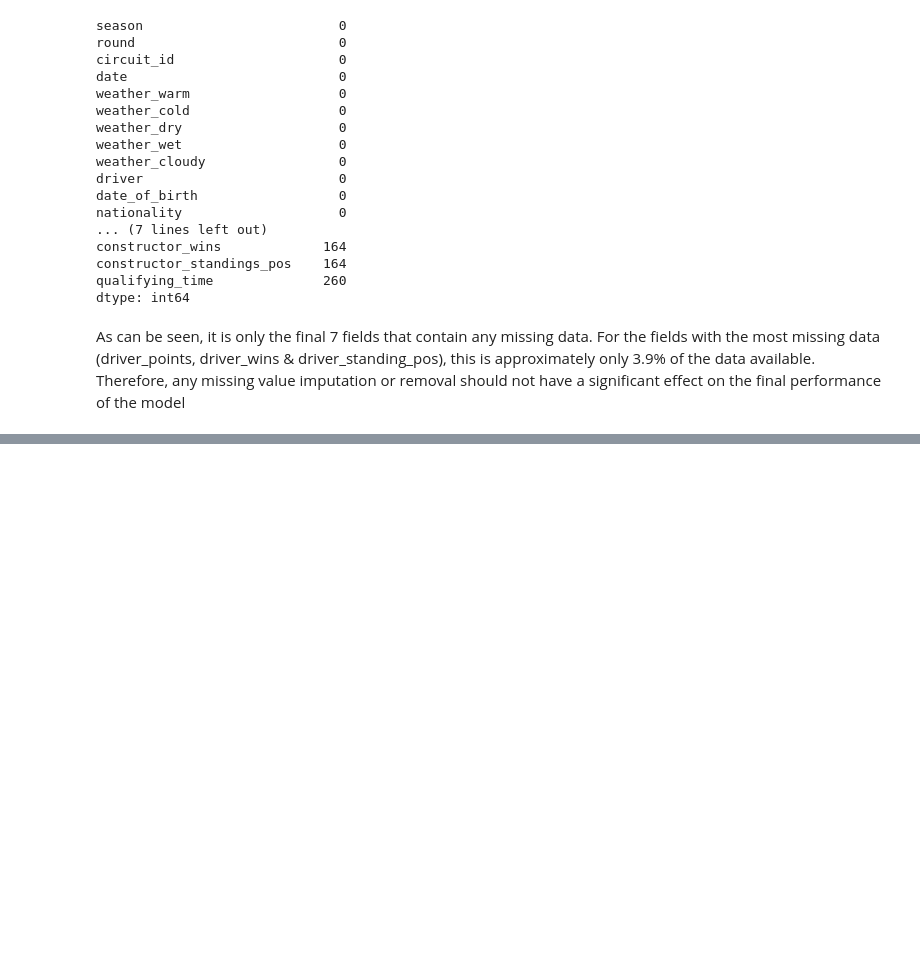
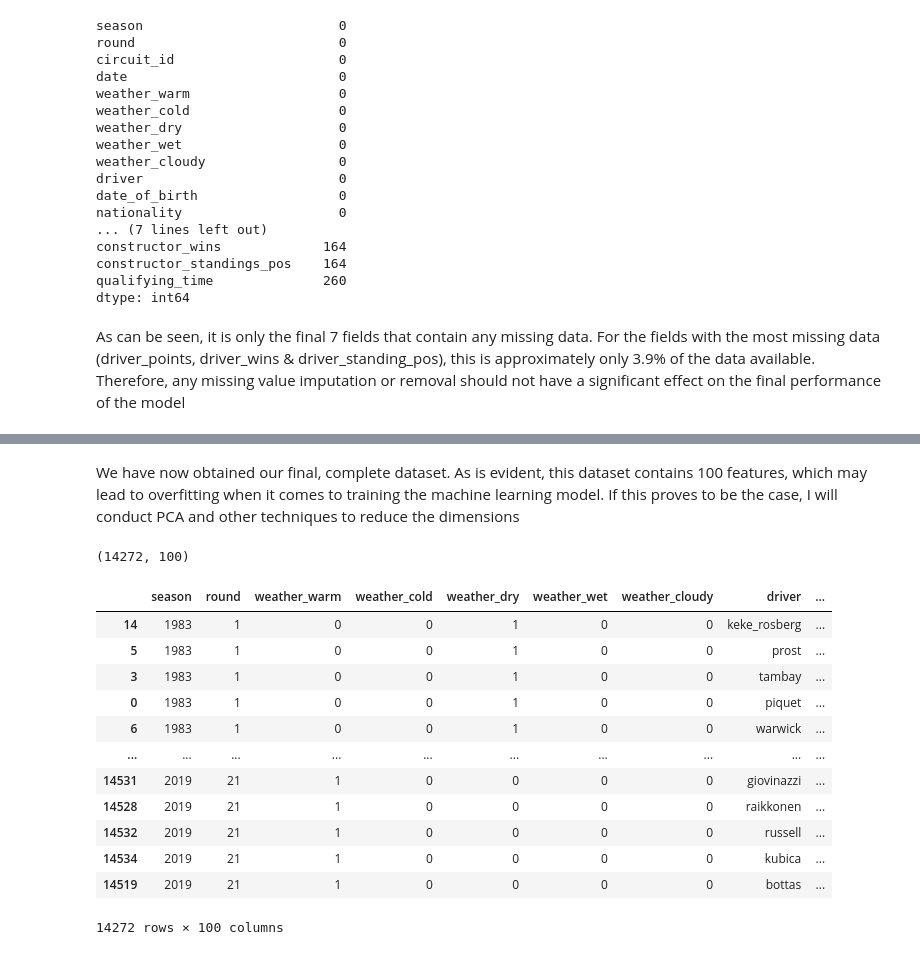
Before and after one commit to DeanLundie/Formula-1, a Jupyter notebook: Preprocessing.ipynb, the cells around one changed output, grey strips where cells are left out. Saved outputs shown, nothing was run; the diff lists cells and outputs as text; code cells hidden in the pictures; blank space fills up the shorter version.

```diff
--- a/Preprocessing.ipynb
+++ b/Preprocessing.ipynb
@@ -119,0 +167,37 @@ final_df.dropna(inplace = True )
+# %%
+# get dummies
+
+df_dum = pd.get_dummies(final_df, columns = ['circuit_id', 'nationality', 'constructor'] )
+
+for col in df_dum.columns:
+    if 'nationality' in col and df_dum[col].sum() < 140:
+        df_dum.drop(col, axis = 1, inplace = True)
+
+    elif 'constructor' in col and df_dum[col].sum() < 140:
+        df_dum.drop(col, axis = 1, inplace = True)
+
+    elif 'circuit_id' in col and df_dum[col].sum() < 70:
+        df_dum.drop(col, axis = 1, inplace = True)
+
+    else:
+        pass
+# %% [markdown]
+We have now obtained our final, complete dataset. As is evident, this dataset contains 100 features, which may lead to overfitting when it comes to training the machine learning model. If this proves to be the case, I will conduct PCA and other techniques to reduce the dimensions
+# %%
+print(df_dum.shape)
+df_dum
+# %% [output]
+(14272, 100)
+|  | season | round | weather_warm | weather_cold | weather_dry | weather_wet | weather_cloudy | driver | ... |
+| 14 | 1983 | 1 | 0 | 0 | 1 | 0 | 0 | keke_rosberg | ... |
+| 5 | 1983 | 1 | 0 | 0 | 1 | 0 | 0 | prost | ... |
+| 3 | 1983 | 1 | 0 | 0 | 1 | 0 | 0 | tambay | ... |
+| 0 | 1983 | 1 | 0 | 0 | 1 | 0 | 0 | piquet | ... |
+| 6 | 1983 | 1 | 0 | 0 | 1 | 0 | 0 | warwick | ... |
+| ... | ... | ... | ... | ... | ... | ... | ... | ... | ... |
+| 14531 | 2019 | 21 | 1 | 0 | 0 | 0 | 0 | giovinazzi | ... |
+| 14528 | 2019 | 21 | 1 | 0 | 0 | 0 | 0 | raikkonen | ... |
+| 14532 | 2019 | 21 | 1 | 0 | 0 | 0 | 0 | russell | ... |
+| 14534 | 2019 | 21 | 1 | 0 | 0 | 0 | 0 | kubica | ... |
+| 14519 | 2019 | 21 | 1 | 0 | 0 | 0 | 0 | bottas | ... |
+14272 rows × 100 columns
```
Also changed, not shown: parts of 9 cells of this notebook.
